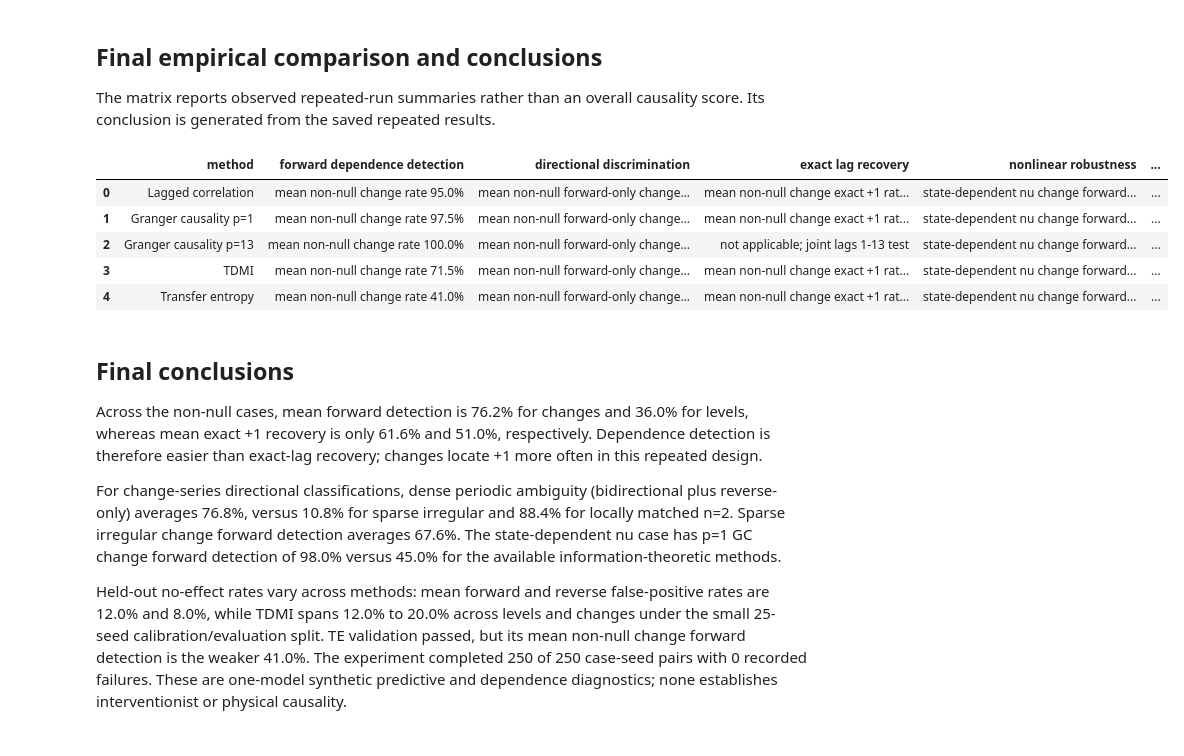
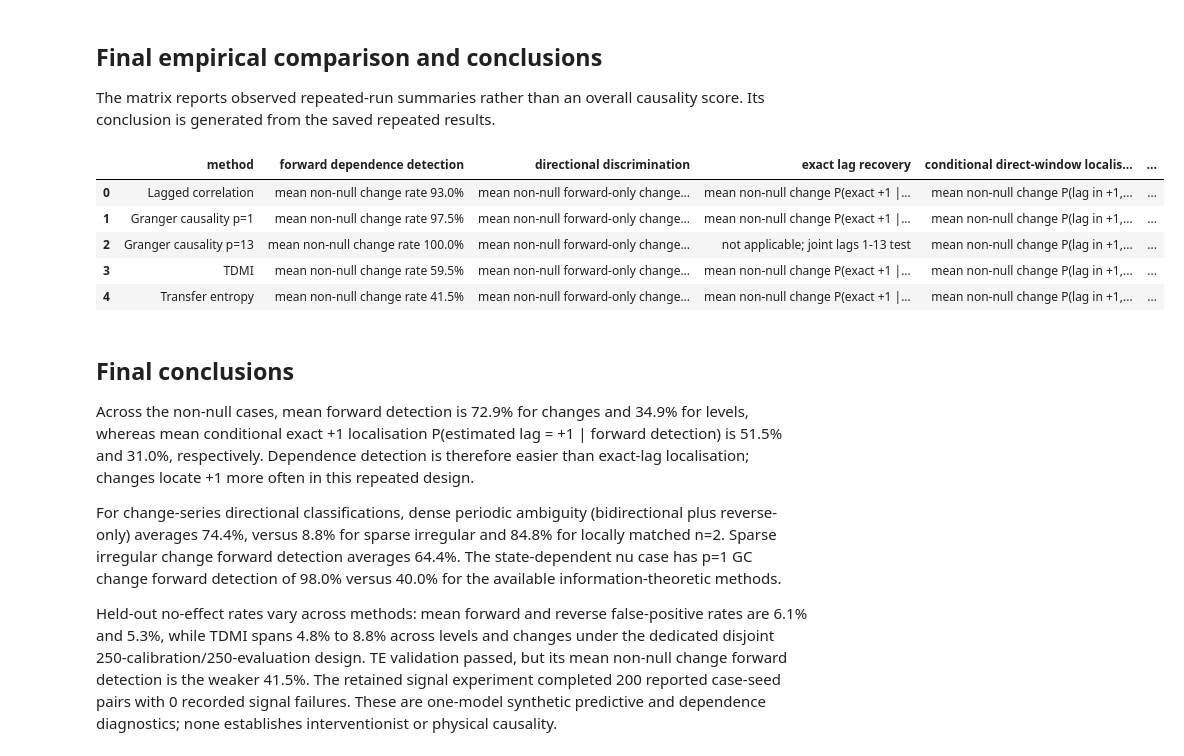
Before and after one commit to JivN24/HSBC-AN-RN, a Jupyter notebook: CODEWORK/Linus' Task Re-Do/11_dependence_and_causality_comparison.ipynb, the cells around one changed output. Saved outputs shown, nothing was run; the diff lists cells and outputs as text; code cells hidden in the pictures.

```diff
--- a/CODEWORK/Linus' Task Re-Do/11_dependence_and_causality_comparison.ipynb
+++ b/CODEWORK/Linus' Task Re-Do/11_dependence_and_causality_comparison.ipynb
@@ -299,7 +299,7 @@ for case_name in results:
             if order == 1:
                 exact_evidence = bool(forward.significant_5pct)
                 direct_evidence = bool(forward.significant_5pct)
-                unique_lag = 'p=1 forward predictive test; structural lag not established'
+                unique_lag = 'p=1 forward predictive test; direct model-imposed lag not established'
             else:
                 exact_evidence = 'not assessed by joint p=13 test'
                 direct_evidence = bool(forward.significant_5pct)
@@ -698,7 +786,7 @@ def wilson_interval(successes, total, alpha=.05):
 
 
 for column in ['forward_detected', 'reverse_detected', 'direct_window_recovery']:
-    run_metrics[column] = run_metrics[column].fillna(False).astype(bool)
+    run_metrics[column] = run_metrics[column].astype('boolean').fillna(False).astype(bool)
 run_metrics['exact_plus_1_recovery'] = pd.to_numeric(run_metrics['exact_plus_1_recovery'], errors='coerce')
 run_metrics['is_held_out_null'] = run_metrics.case_name.eq('No effect (n=1)') & run_metrics.seed.isin(NULL_EVALUATION_SEEDS)
 reporting_metrics = run_metrics.loc[~run_metrics.case_name.eq('No effect (n=1)') | run_metrics.seed.isin(NULL_EVALUATION_SEEDS)].copy()
@@ -738,6 +826,8 @@ lag_recovery_display[display_columns] = lag_recovery_display[display_columns].as
 gc13_display_mask = lag_recovery_display.method.eq('Granger causality p=13')
 lag_recovery_display.loc[gc13_display_mask, 'exact +1 recovery rate'] = 'Not applicable - joint window test'
 lag_recovery_display.loc[gc13_display_mask, 'exact +1 conditional on forward detection'] = 'Not applicable - joint window test'
+lag_recovery_table['forward-detection denominator'] = [int(signal_metrics.loc[(signal_metrics.case_name.eq(row['case'])) & (signal_metrics.method.eq(row['method'])) & (signal_metrics.transformation.eq(row['transformation'])) & signal_metrics.forward_detected].shape[0]) for _, row in lag_recovery_table.iterrows()]
+assert all(row['forward-detection denominator'] == int(signal_metrics.loc[(signal_metrics.case_name.eq(row['case'])) & (signal_metrics.method.eq(row['method'])) & (signal_metrics.transformation.eq(row['transformation'])) & signal_metrics.forward_detected].shape[0]) for _, row in lag_recovery_table.iterrows())
 display(lag_recovery_display)
 
 null_rows = []
@@ -745,6 +835,7 @@ for keys, group in run_metrics.loc[run_metrics.is_held_out_null].groupby(['metho
     null_rows.append({'method': keys[0], 'transformation': keys[1], 'held-out runs': len(group), 'forward false-positive rate': group.forward_detected.mean(), 'reverse false-positive rate': group.reverse_detected.mean(), 'bidirectional false-positive rate': group.directional_classification.eq('bidirectional').mean()})
 held_out_null_table = pd.DataFrame(null_rows)
 display(held_out_null_table)
+display(held_out_fpr_table)
 
 methods_in_results = list(dependence_direction_table.method.drop_duplicates())
 fig, axes = plt.subplots(1, 2, figsize=(16, 6), sharey=True, constrained_layout=True)
@@ -765,12 +856,12 @@ fig, axes = plt.subplots(1, 2, figsize=(16, 5), sharey=True, constrained_layout=
 for ax, transformation in zip(axes, ['levels', 'changes']):
     subset = lag_recovery_table.loc[lag_recovery_table.transformation.eq(transformation) & lag_recovery_table.method.isin(['Lagged correlation', 'Granger causality p=1', 'TDMI', 'Transfer entropy'])]
     labels = [row['case'].replace(' (n=1)', '') + '\n' + row['method'].replace('Granger causality ', 'GC ') for _, row in subset.iterrows()]
-    ax.bar(np.arange(len(subset)), subset['exact +1 recovery rate'], color='tab:green')
-    ax.set(title=transformation, xticks=np.arange(len(subset)), xticklabels=labels, ylim=(0, 1), ylabel='exact +1 recovery rate')
+    ax.bar(np.arange(len(subset)), subset['exact +1 conditional on forward detection'], color='tab:green')
+    ax.set(title=transformation, xticks=np.arange(len(subset)), xticklabels=labels, ylim=(0, 1), ylabel='P(exact +1 | forward detection)')
     ax.tick_params(axis='x', labelrotation=90, labelsize=6)
-fig.suptitle('Figure 2. Exact structural-lag recovery')
+fig.suptitle('Figure 2. Conditional exact direct model-imposed lag localisation')
 plt.show()
-display(Markdown('For Granger causality with p=1, the reported exact-(+1) result is rejection of a test specified in advance at lag (+1). It is exact-(+1) Granger-predictive evidence, not data-driven discovery of a peak lag.'))
+display(Markdown('For Granger causality with p=1, rejection is **GC predictive evidence at the pre-specified +1 lag**, not data-driven recovery or discovery of lag +1. GC with p=13 is a joint direct-window predictive test and does not identify a unique lag. Correlation is signed but non-directional; TDMI is non-negative and non-directional; TE is directional conditional information transfer.'))
 
 curve_methods = ['Lagged correlation', 'TDMI'] + (['Transfer entropy'] if TE_VALIDATION_PASSED else [])
 curve_cases = ['Dense periodic (n=1)', 'Sparse irregular (n=1)', 'No effect (n=1)']
@@ -861,55 +965,56 @@ base_methods = ['Lagged correlation', 'Granger causality p=1', 'Granger causalit
 matrix_rows = []
 for method in base_methods + ['Transfer entropy']:
     if method == 'Transfer entropy' and not TE_VALIDATION_PASSED:
-        matrix_rows.append({'method': method, 'forward dependence detection': 'excluded: TE validation gate failed', 'directional discrimination': 'excluded', 'exact lag recovery': 'excluded', 'nonlinear robustness': 'excluded', 'sparse-event robustness': 'excluded', 'held-out null control': 'excluded', 'computational cost': 'not run', 'main limitation': 'validation gate failed'})
+        matrix_rows.append({'method': method, 'forward dependence detection': 'excluded: TE validation gate failed', 'directional discrimination': 'excluded', 'exact lag recovery': 'excluded', 'conditional direct-window localisation': 'excluded', 'nonlinear robustness': 'excluded', 'sparse-event robustness': 'excluded', 'held-out null control': 'excluded', 'computational cost': 'not run', 'main limitation': 'validation gate failed'})
         continue
     cost = run_metrics.loc[run_metrics.method.eq(method), 'runtime_seconds'].median()
     matrix_rows.append({
         'method': method,
         'forward dependence detection': 'mean non-null change rate ' + format(average_rate(signal_direction_table, method, 'forward detection rate'), '.1%'),
         'directional discrimination': 'mean non-null forward-only change rate ' + format(average_rate(signal_direction_table, method, 'forward only rate'), '.1%'),
-        'exact lag recovery': 'not applicable; joint lags 1-13 test' if method == 'Granger causality p=13' else 'mean non-null change exact +1 rate ' + format(average_rate(lag_recovery_table, method, 'exact +1 recovery rate'), '.1%'),
+        'exact lag recovery': 'not applicable; joint lags 1-13 test' if method == 'Granger causality p=13' else 'mean non-null change P(exact +1 | forward detection) ' + format(average_rate(lag_recovery_table, method, 'exact +1 conditional on forward detection'), '.1%'),
+        'conditional direct-window localisation': 'mean non-null change P(lag in +1,...,+13 | forward detection) ' + format(average_rate(lag_recovery_table, method, 'direct-window conditional on forward detection'), '.1%'),
         'nonlinear robustness': 'state-dependent nu change forward rate ' + format(average_rate(signal_direction_table, method, 'forward detection rate', 'State-dependent nu (n=1)'), '.1%'),
         'sparse-event robustness': 'sparse change forward rate ' + format(average_rate(signal_direction_table, method, 'forward detection rate', 'Sparse irregular (n=1)'), '.1%'),
         'held-out null control': 'change forward FPR ' + format(null_rate(method, 'forward false-positive rate'), '.1%'),
         'computational cost': 'median ' + format(float(cost), '.4f') + ' s per run-row',
         'main limitation': 'joint predictive test' if method.startswith('Granger') else 'empirical null threshold; descriptive lag peak',
     })
 final_method_comparison = pd.DataFrame(matrix_rows)
 display(final_method_comparison)
 
 methods_for_conclusion = ['Lagged correlation', 'Granger causality p=1', 'TDMI'] + (['Transfer entropy'] if TE_VALIDATION_PASSED else [])
-change_exact = lag_recovery_table.loc[lag_recovery_table.transformation.eq('changes') & lag_recovery_table.method.isin(methods_for_conclusion), 'exact +1 recovery rate'].mean()
-level_exact = lag_recovery_table.loc[lag_recovery_table.transformation.eq('levels') & lag_recovery_table.method.isin(methods_for_conclusion), 'exact +1 recovery rate'].mean()
+change_exact = lag_recovery_table.loc[lag_recovery_table.transformation.eq('changes') & lag_recovery_table.method.isin(methods_for_conclusion), 'exact +1 conditional on forward detection'].mean()
+level_exact = lag_recovery_table.loc[lag_recovery_table.transformation.eq('levels') & lag_recovery_table.method.isin(methods_for_conclusion), 'exact +1 conditional on forward detection'].mean()
 change_detection = signal_direction_table.loc[signal_direction_table.transformation.eq('changes') & signal_direction_table.method.isin(methods_for_conclusion), 'forward detection rate'].mean()
 level_detection = signal_direction_table.loc[signal_direction_table.transformation.eq('levels') & signal_direction_table.method.isin(methods_for_conclusion), 'forward detection rate'].mean()
 dense_ambiguity = dependence_direction_table.loc[(dependence_direction_table.case.eq('Dense periodic (n=1)')) & dependence_direction_table.transformation.eq('changes'), ['bidirectional rate', 'reverse only rate']].sum(axis=1).mean()
 sparse_ambiguity = dependence_direction_table.loc[(dependence_direction_table.case.eq('Sparse irregular (n=1)')) & dependence_direction_table.transformation.eq('changes'), ['bidirectional rate', 'reverse only rate']].sum(axis=1).mean()
 n2_ambiguity = dependence_direction_table.loc[(dependence_direction_table.case.eq('Locally scale-matched (n=2)')) & dependence_direction_table.transformation.eq('changes'), ['bidirectional rate', 'reverse only rate']].sum(axis=1).mean()
 sparse_detection = dependence_direction_table.loc[(dependence_direction_table.case.eq('Sparse irregular (n=1)')) & dependence_direction_table.transformation.eq('changes'), 'forward detection rate'].mean()
 nonlinear_gc = average_rate(dependence_direction_table, 'Granger causality p=1', 'forward detection rate', 'State-dependent nu (n=1)')
 nonlinear_information = np.nanmean([average_rate(dependence_direction_table, method, 'forward detection rate', 'State-dependent nu (n=1)') for method in ['TDMI'] + (['Transfer entropy'] if TE_VALIDATION_PASSED else [])])
 null_forward = held_out_null_table['forward false-positive rate'].mean()
 null_reverse = held_out_null_table['reverse false-positive rate'].mean()
 tdmi_null_rates = held_out_null_table.loc[held_out_null_table.method.eq('TDMI'), ['forward false-positive rate', 'reverse false-positive rate']].to_numpy(dtype=float).ravel()
 te_signal_detection = average_rate(signal_direction_table, 'Transfer entropy', 'forward detection rate') if TE_VALIDATION_PASSED else np.nan
-completed_pairs = run_metrics[['case_name', 'seed']].drop_duplicates().shape[0]
+completed_pairs = signal_metrics[['case_name', 'seed']].drop_duplicates().shape[0]
 conclusion = '## Final conclusions\n\n'
-conclusion += 'Across the non-null cases, mean forward detection is ' + format(change_detection, '.1%') + ' for changes and ' + format(level_detection, '.1%') + ' for levels, whereas mean exact +1 recovery is only ' + format(change_exact, '.1%') + ' and ' + format(level_exact, '.1%') + ', respectively. Dependence detection is therefore easier than exact-lag recovery; changes locate +1 more often in this repeated design.\n\n'
+conclusion += 'Across the non-null cases, mean forward detection is ' + format(change_detection, '.1%') + ' for changes and ' + format(level_detection, '.1%') + ' for levels, whereas mean conditional exact +1 localisation P(estimated lag = +1 | forward detection) is ' + format(change_exact, '.1%') + ' and ' + format(level_exact, '.1%') + ', respectively. Dependence detection is therefore easier than exact-lag localisation; changes locate +1 more often in this repeated design.\n\n'
 conclusion += 'For change-series directional classifications, dense periodic ambiguity (bidirectional plus reverse-only) averages ' + format(dense_ambiguity, '.1%') + ', versus ' + format(sparse_ambiguity, '.1%') + ' for sparse irregular and ' + format(n2_ambiguity, '.1%') + ' for locally matched n=2. Sparse irregular change forward detection averages ' + format(sparse_detection, '.1%') + '. The state-dependent nu case has p=1 GC change forward detection of ' + format(nonlinear_gc, '.1%') + ' versus ' + format(nonlinear_information, '.1%') + ' for the available information-theoretic methods.\n\n'
-conclusion += 'Held-out no-effect rates vary across methods: mean forward and reverse false-positive rates are ' + format(null_forward, '.1%') + ' and ' + format(null_reverse, '.1%') + ', while TDMI spans ' + format(np.nanmin(tdmi_null_rates), '.1%') + ' to ' + format(np.nanmax(tdmi_null_rates), '.1%') + ' across levels and changes under the small 25-seed calibration/evaluation split. TE validation ' + ('passed, but its mean non-null change forward detection is the weaker ' + format(te_signal_detection, '.1%') + '.' if TE_VALIDATION_PASSED else 'failed, so TE was excluded automatically.') + ' The experiment completed ' + str(completed_pairs) + ' of ' + str(N_REPEATED_SEEDS * len(plan)) + ' case-seed pairs with ' + str(len(failures)) + ' recorded failures. These are one-model synthetic predictive and dependence diagnostics; none establishes interventionist or physical causality.'
+conclusion += 'Held-out no-effect rates vary across methods: mean forward and reverse false-positive rates are ' + format(null_forward, '.1%') + ' and ' + format(null_reverse, '.1%') + ', while TDMI spans ' + format(np.nanmin(tdmi_null_rates), '.1%') + ' to ' + format(np.nanmax(tdmi_null_rates), '.1%') + ' across levels and changes under the dedicated disjoint 250-calibration/250-evaluation design. TE validation ' + ('passed, but its mean non-null change forward detection is the weaker ' + format(te_signal_detection, '.1%') + '.' if TE_VALIDATION_PASSED else 'failed, so TE was excluded automatically.') + ' The retained signal experiment completed ' + str(completed_pairs) + ' reported case-seed pairs with ' + str(len(failures)) + ' recorded signal failures. These are one-model synthetic predictive and dependence diagnostics; none establishes interventionist or physical causality.'
 display(Markdown(conclusion))
 # %% [output]
-|  | method | forward dependence detection | directional discrimination | exact lag recovery | nonlinear robustness | ... |
-| 0 | Lagged correlation | mean non-null change rate 95.0% | mean non-null forward-only change... | mean non-null change exact +1 rat... | state-dependent nu change forward... | ... |
-| 1 | Granger causality p=1 | mean non-null change rate 97.5% | mean non-null forward-only change... | mean non-null change exact +1 rat... | state-dependent nu change forward... | ... |
-| 2 | Granger causality p=13 | mean non-null change rate 100.0% | mean non-null forward-only change... | not applicable; joint lags 1-13 test | state-dependent nu change forward... | ... |
-| 3 | TDMI | mean non-null change rate 71.5% | mean non-null forward-only change... | mean non-null change exact +1 rat... | state-dependent nu change forward... | ... |
-| 4 | Transfer entropy | mean non-null change rate 41.0% | mean non-null forward-only change... | mean non-null change exact +1 rat... | state-dependent nu change forward... | ... |
+|  | method | forward dependence detection | directional discrimination | exact lag recovery | conditional direct-window localis... | ... |
+| 0 | Lagged correlation | mean non-null change rate 93.0% | mean non-null forward-only change... | mean non-null change P(exact +1 |... | mean non-null change P(lag in +1,... | ... |
+| 1 | Granger causality p=1 | mean non-null change rate 97.5% | mean non-null forward-only change... | mean non-null change P(exact +1 |... | mean non-null change P(lag in +1,... | ... |
+| 2 | Granger causality p=13 | mean non-null change rate 100.0% | mean non-null forward-only change... | not applicable; joint lags 1-13 test | mean non-null change P(lag in +1,... | ... |
+| 3 | TDMI | mean non-null change rate 59.5% | mean non-null forward-only change... | mean non-null change P(exact +1 |... | mean non-null change P(lag in +1,... | ... |
+| 4 | Transfer entropy | mean non-null change rate 41.5% | mean non-null forward-only change... | mean non-null change P(exact +1 |... | mean non-null change P(lag in +1,... | ... |
 ## Final conclusions
 
-Across the non-null cases, mean forward detection is 76.2% for changes and 36.0% for levels, whereas mean exact +1 recovery is only 61.6% and 51.0%, respectively. Dependence detection is therefore easier than exact-lag recovery; changes locate +1 more often in this repeated design.
+Across the non-null cases, mean forward detection is 72.9% for changes and 34.9% for levels, whereas mean conditional exact +1 localisation P(estimated lag = +1 | forward detection) is 51.5% and 31.0%, respectively. Dependence detection is therefore easier than exact-lag localisation; changes locate +1 more often in this repeated design.
 
-For change-series directional classifications, dense periodic ambiguity (bidirectional plus reverse-only) averages 76.8%, versus 10.8% for sparse irregular and 88.4% for locally matched n=2. Sparse irregular change forward detection averages 67.6%. The state-dependent nu case has p=1 GC change forward detection of 98.0% versus 45.0% for the available information-theoretic methods.
+For change-series directional classifications, dense periodic ambiguity (bidirectional plus reverse-only) averages 74.4%, versus 8.8% for sparse irregular and 84.8% for locally matched n=2. Sparse irregular change forward detection averages 64.4%. The state-dependent nu case has p=1 GC change forward detection of 98.0% versus 40.0% for the available information-theoretic methods.
 
-Held-out no-effect rates vary across methods: mean forward and reverse false-positive rates are 12.0% and 8.0%, while TDMI spans 12.0% to 20.0% across levels and changes under the small 25-seed calibration/evaluation split. TE validation passed, but its mean non-null change forward detection is the weaker 41.0%. The experiment completed 250 of 250 case-seed pairs with 0 recorded failures. These are one-model synthetic predictive and dependence diagnostics; none establishes interventionist or physical causality.
+Held-out no-effect rates vary across methods: mean forward and reverse false-positive rates are 6.1% and 5.3%, while TDMI spans 4.8% to 8.8% across levels and changes under the dedicated disjoint 250-calibration/250-evaluation design. TE validation passed, but its mean non-null change forward detection is the weaker 41.5%. The retained signal experiment completed 200 reported case-seed pairs with 0 recorded signal failures. These are one-model synthetic predictive and dependence diagnostics; none establishes interventionist or physical causality.
```
Also changed, not shown: parts of 8 cells of this notebook, 57 other files.
